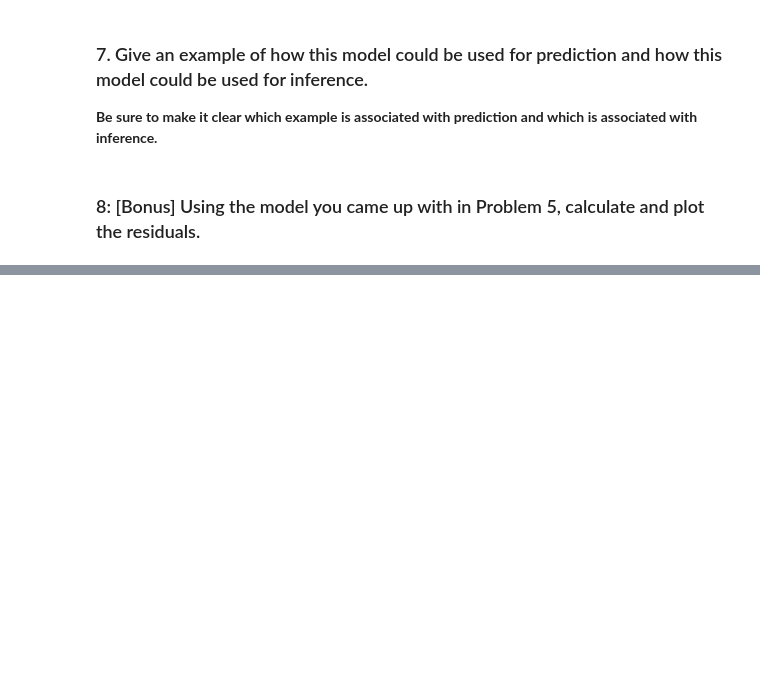
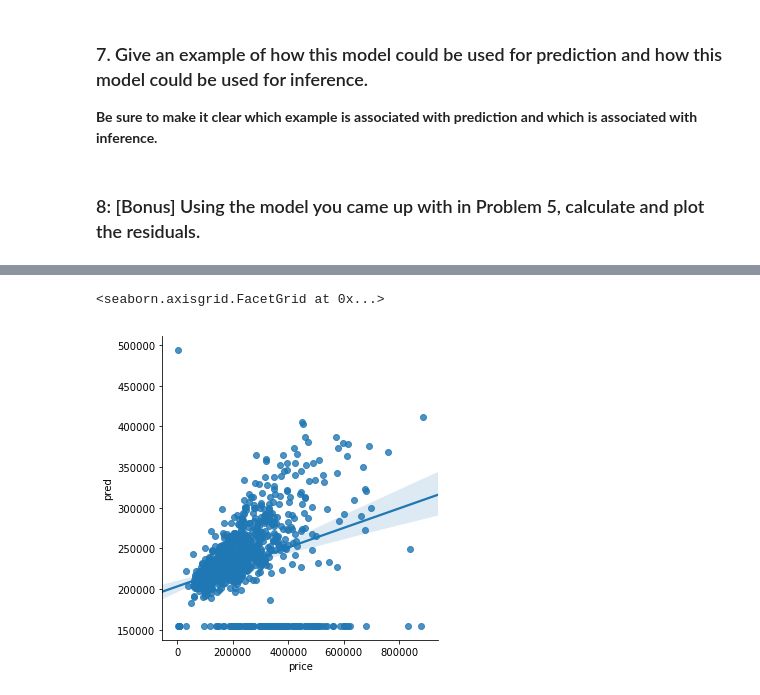
Before and after one commit to ishashah28/DS-SF-42, a Jupyter notebook: classes/07/notebooks/regression-simple_linear_regression-lab/simple-linear-regression-sacramento.ipynb, the cells around one changed output, grey strips where cells are left out. Saved outputs shown, nothing was run; the diff lists cells and outputs as text; code cells hidden in the pictures; blank space fills up the shorter version.

```diff
--- a/classes/07/notebooks/regression-simple_linear_regression-lab/simple-linear-regression-sacramento.ipynb
+++ b/classes/07/notebooks/regression-simple_linear_regression-lab/simple-linear-regression-sacramento.ipynb
@@ -208,0 +266,5 @@ b0 intercept : 117942.82448795388
+# %%
+sns.lmplot('price','pred',data = df)
+# %% [output]
+<seaborn.axisgrid.FacetGrid at 0x...>
+[figure, added]
```
Also changed, not shown: parts of 17 cells of this notebook.
